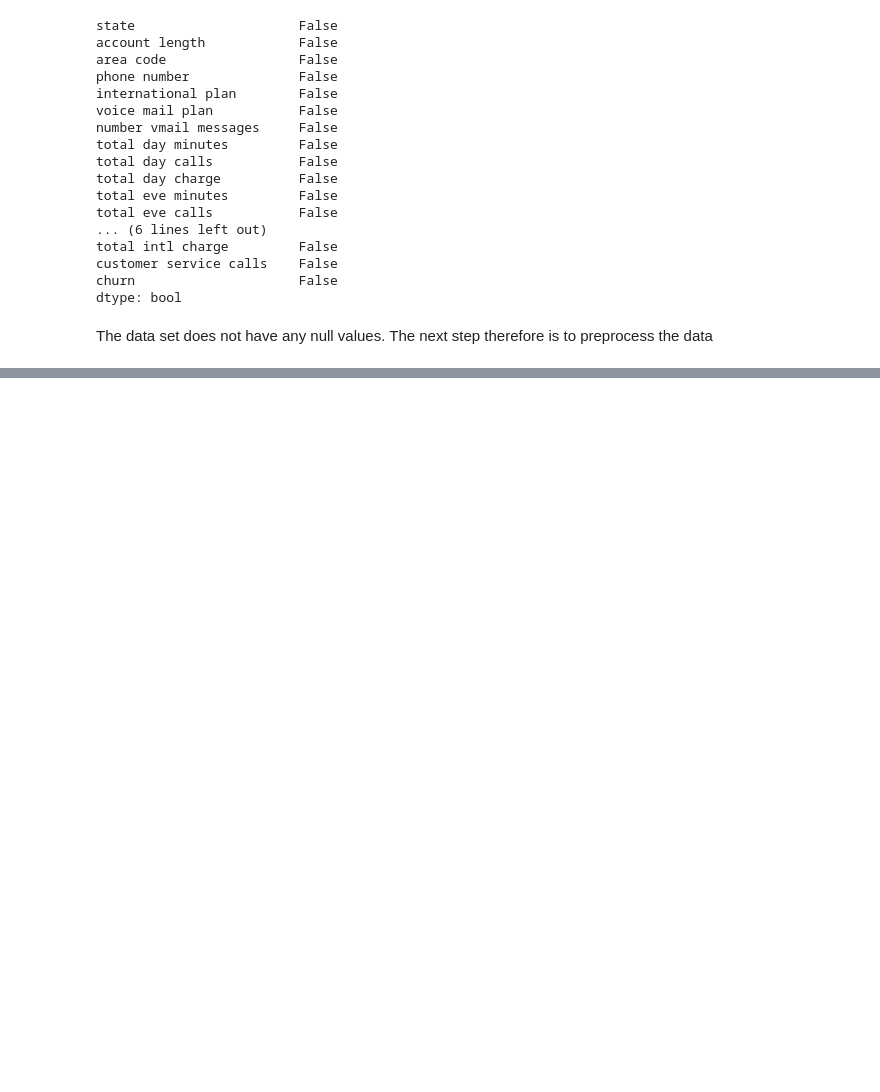
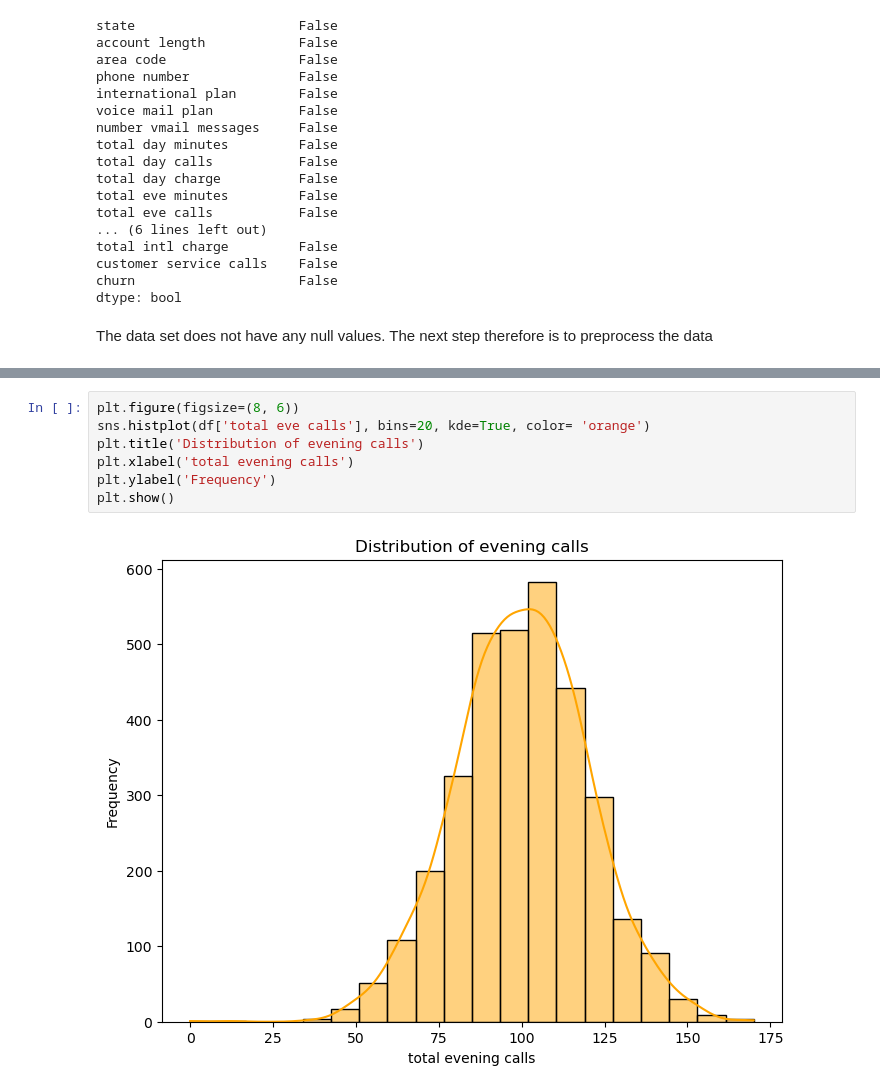
Before and after one commit to King-georges/Predicting-Churn-in-a-Telecom-s-company, a Jupyter notebook: Project_notebook.ipynb, the cells around one changed output, grey strips where cells are left out. Saved outputs shown, nothing was run; the diff lists cells and outputs as text; blank space fills up the shorter version.

```diff
--- a/Project_notebook.ipynb
+++ b/Project_notebook.ipynb
@@ -193,0 +239,9 @@ The data set does not have any null values. The next step therefore is to prepro
+# %%
+plt.figure(figsize=(8, 6))
+sns.histplot(df['total eve calls'], bins=20, kde=True, color= 'orange')
+plt.title('Distribution of evening calls')
+plt.xlabel('total evening calls')
+plt.ylabel('Frequency')
+plt.show()
+# %% [output]
+[figure, added]
```
Also changed, not shown: parts of 11 cells of this notebook.
